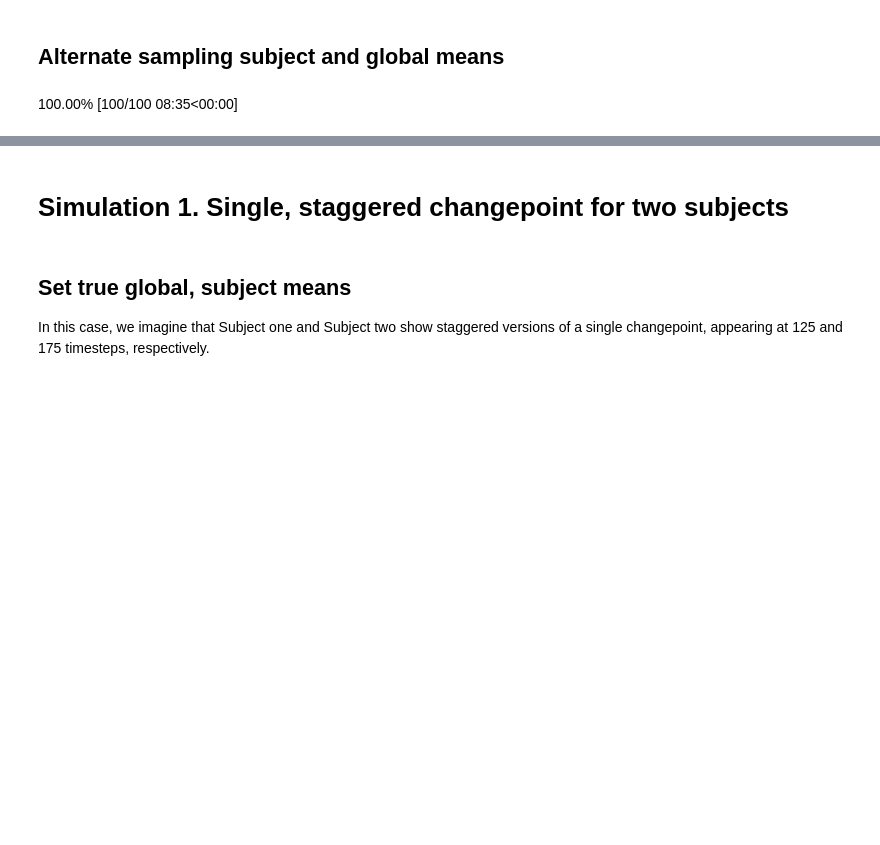
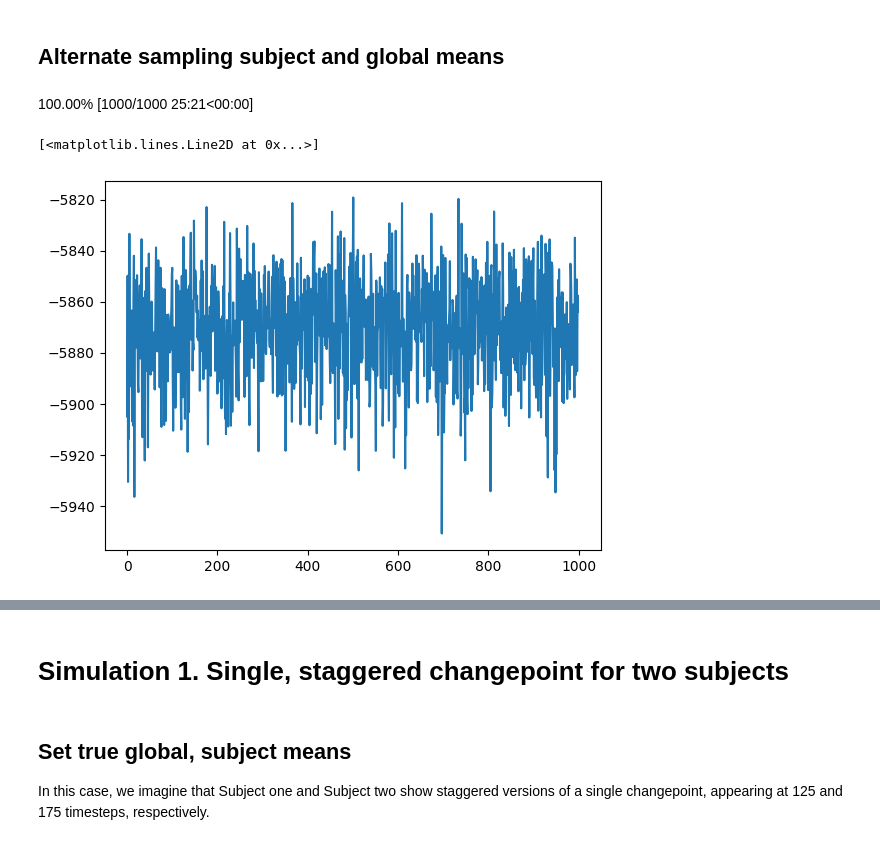
Before and after one commit to emdupre/bayes-ca, a Jupyter notebook: experiments/simulations.ipynb, the cells around one changed output, grey strips where cells are left out. Drawn from its saved outputs; the diff is of its cells as text; code cells hidden in the pictures; blank space fills up the shorter version.

```diff
--- a/experiments/simulations.ipynb
+++ b/experiments/simulations.ipynb
@@ -143,21 +144,27 @@ plt.legend()
 # %%
 key = jr.PRNGKey(0)
 global_means = jnp.average(subj_obs, axis=0)
 
-for itr in progress_bar(range(100)):
+lps = []
+for itr in progress_bar(range(1000)):
     this_key, key = jr.split(key)
     global_means, subj_means, llkhd = step(
         this_key,
         subj_obs,
         sigmasq_obs,
         global_means,
         sigmasq_subj,
         mu_pri,
         sigmasq_pri,
         hazard_rates
     )
+    lps.append(llkhd)
+
+plt.plot(lps)
 # %% [output]
-100.00% [100/100 08:35<00:00]
+100.00% [1000/1000 25:21<00:00]
+[<matplotlib.lines.Line2D at 0x...>]
+[figure, added]
 # %%
 # plt.plot(true_global_means, label='true $\mu_0$')
 plt.plot(global_means, label='sampled $\mu_0$')
```
Also changed, not shown: parts of 26 cells of this notebook, 3 other files.
